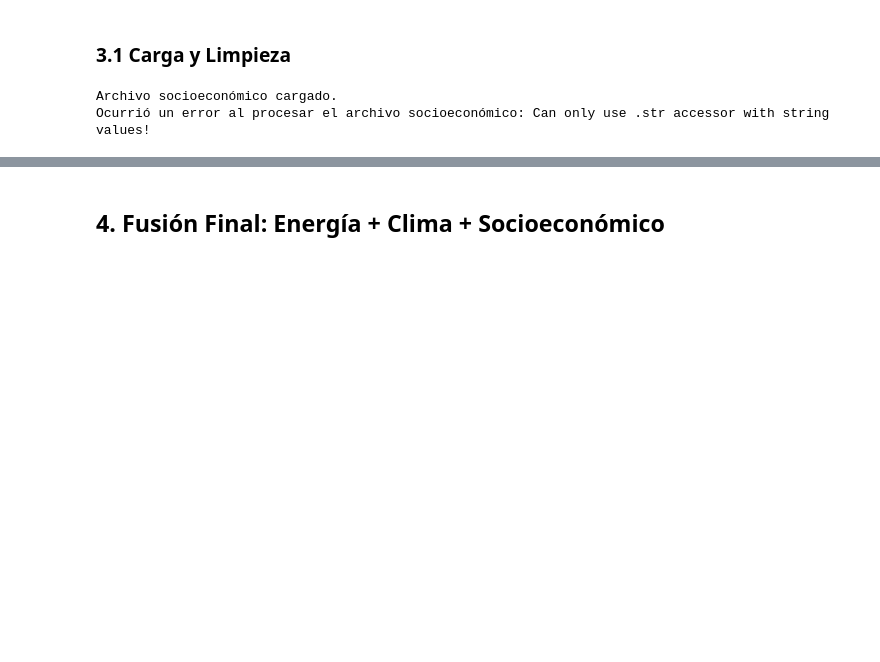
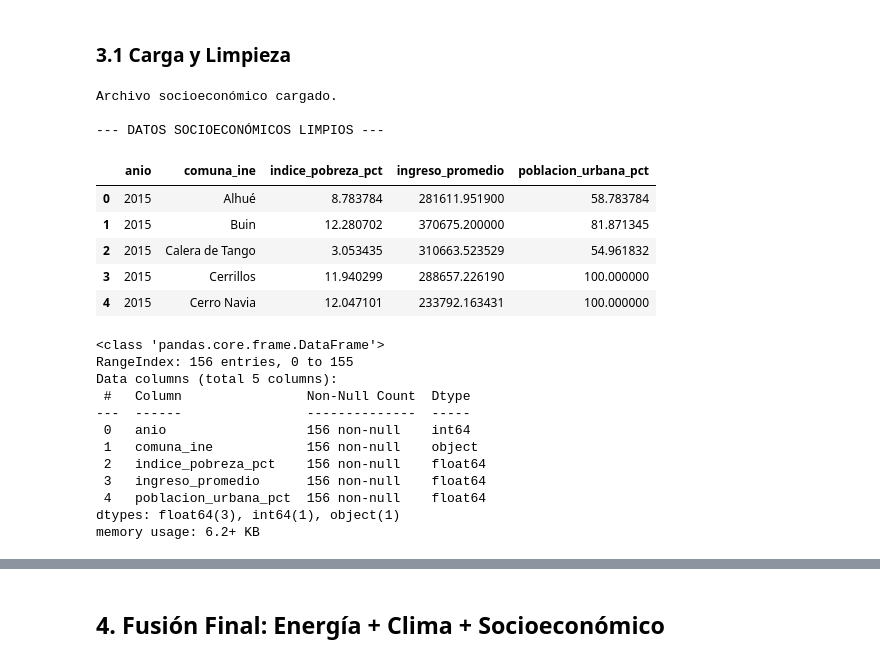
Before and after one commit to vtyphoonic/IMT2200-Proyecto, a Jupyter notebook: notebooks/Limpieza_y_EDA.ipynb, the cells around one changed output, grey strips where cells are left out. Saved outputs shown, nothing was run; the diff lists cells and outputs as text; code cells hidden in the pictures; blank space fills up the shorter version.

```diff
--- a/notebooks/Limpieza_y_EDA.ipynb
+++ b/notebooks/Limpieza_y_EDA.ipynb
@@ -320,39 +355,65 @@ try:
     # --- Limpieza Específica (EJEMPLO, AJUSTAR A TU ARCHIVO REAL) ---
     # Renombrar columnas relevantes
     # Asumiendo columnas como 'Anyo', 'Nombre Comuna', 'Indice Pobreza Multidimensional (%)'
     df_socio_raw = df_socio_raw.rename(columns={
         'Anyo': 'anio',
         'Nombre Comuna': 'comuna_ine', # Usar nombre distinto para evitar conflicto antes de merge
-        'Indice Pobreza Multidimensional (%)': 'indice_pobreza_pct'
-        # Añadir otras columnas relevantes si las tienes (ej. Ingreso Promedio)
+        'Indice Pobreza Multidimensional (%)': 'indice_pobreza_pct',
+        'Ingreso_Promedio_Hogar': 'ingreso_promedio',
+        'Pct_Poblacion_Urbana': 'poblacion_urbana_pct'
     })
 
     # Seleccionar columnas necesarias
-    cols_socio_necesarias = ['anio', 'comuna_ine', 'indice_pobreza_pct']
+    cols_socio_necesarias = ['anio', 'comuna_ine', 'indice_pobreza_pct', 'ingreso_promedio', 'poblacion_urbana_pct']
     df_socio = df_socio_raw[cols_socio_necesarias].copy()
 
     # Limpiar nombres de comunas (ej. quitar tildes, convertir a mayúsculas/minúsculas)
-    # Esto es CRUCIAL para el merge posterior. Debe coincidir con los nombres en df_rm_final['comuna']
-    df_socio['comuna_ine'] = df_socio['comuna_ine'].str.strip().str.upper() # Ejemplo: quitar espacios y pasar a mayúsculas
-    # Podrías necesitar un mapeo más complejo si los nombres difieren mucho
-
+# ...existing code...
     # Convertir indice_pobreza_pct a numérico (puede venir como string con '%')
     if 'indice_pobreza_pct' in df_socio.columns:
         df_socio['indice_pobreza_pct'] = df_socio['indice_pobreza_pct'].astype(str).str.replace('%', '').str.replace(',', '.').str.strip()
         df_socio['indice_pobreza_pct'] = pd.to_numeric(df_socio['indice_pobreza_pct'], errors='coerce')
-        df_socio.dropna(subset=['indice_pobreza_pct'], inplace=True)
+
+    # Limpieza adicional para las nuevas columnas si es necesario (ej. quitar símbolos)
+    if 'poblacion_urbana_pct' in df_socio.columns:
+         df_socio['poblacion_urbana_pct'] = df_socio['poblacion_urbana_pct'].astype(str).str.replace('%', '').str.replace(',', '.').str.strip()
+         df_socio['poblacion_urbana_pct'] = pd.to_numeric(df_socio['poblacion_urbana_pct'], errors='coerce')
+
+    if 'ingreso_promedio' in df_socio.columns:
+         df_socio['ingreso_promedio'] = pd.to_numeric(df_socio['ingreso_promedio'], errors='coerce')
+
+    df_socio.dropna(subset=['indice_pobreza_pct'], inplace=True)
 
     print("\n--- DATOS SOCIOECONÓMICOS LIMPIOS ---")
     display(df_socio.head())
     df_socio.info()
 
 except FileNotFoundError:
     print(f"Advertencia: No se encontró el archivo socioeconómico en: {ruta_socio}. Se continuará sin estos datos.")
 except KeyError as e:
      print(f"Error de columna procesando datos socioeconómicos: {e}. Verifica los nombres de columna.")
 except Exception as e:
     print(f"Ocurrió un error al procesar el archivo socioeconómico: {e}")
     df_socio = pd.DataFrame() # Resetear en caso de error grave
 # %% [output]
 Archivo socioeconómico cargado.
-Ocurrió un error al procesar el archivo socioeconómico: Can only use .str accessor with string values!
+
+--- DATOS SOCIOECONÓMICOS LIMPIOS ---
+|  | anio | comuna_ine | indice_pobreza_pct | ingreso_promedio | poblacion_urbana_pct |
+| 0 | 2015 | Alhué | 8.783784 | 281611.951900 | 58.783784 |
+| 1 | 2015 | Buin | 12.280702 | 370675.200000 | 81.871345 |
+| 2 | 2015 | Calera de Tango | 3.053435 | 310663.523529 | 54.961832 |
+| 3 | 2015 | Cerrillos | 11.940299 | 288657.226190 | 100.000000 |
+| 4 | 2015 | Cerro Navia | 12.047101 | 233792.163431 | 100.000000 |
+<class 'pandas.core.frame.DataFrame'>
+RangeIndex: 156 entries, 0 to 155
+Data columns (total 5 columns):
+ #   Column                Non-Null Count  Dtype
+---  ------                --------------  -----
+ 0   anio                  156 non-null    int64
+ 1   comuna_ine            156 non-null    object
+ 2   indice_pobreza_pct    156 non-null    float64
+ 3   ingreso_promedio      156 non-null    float64
+ 4   poblacion_urbana_pct  156 non-null    float64
+dtypes: float64(3), int64(1), object(1)
+memory usage: 6.2+ KB
```
Also changed, not shown: parts of 7 cells of this notebook, 1 other file.
